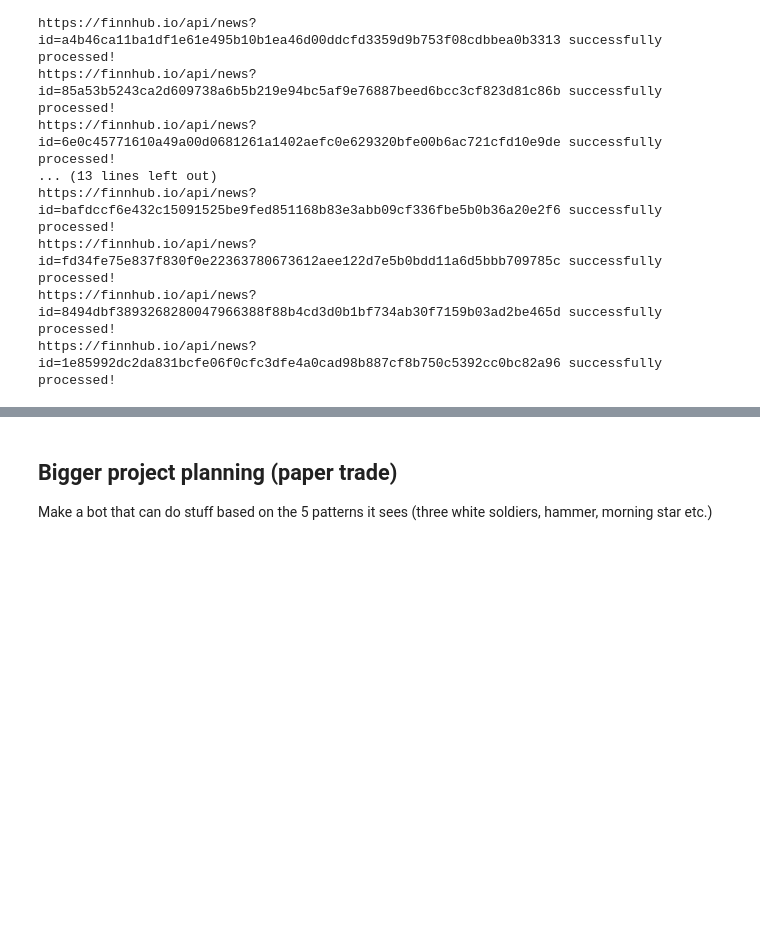
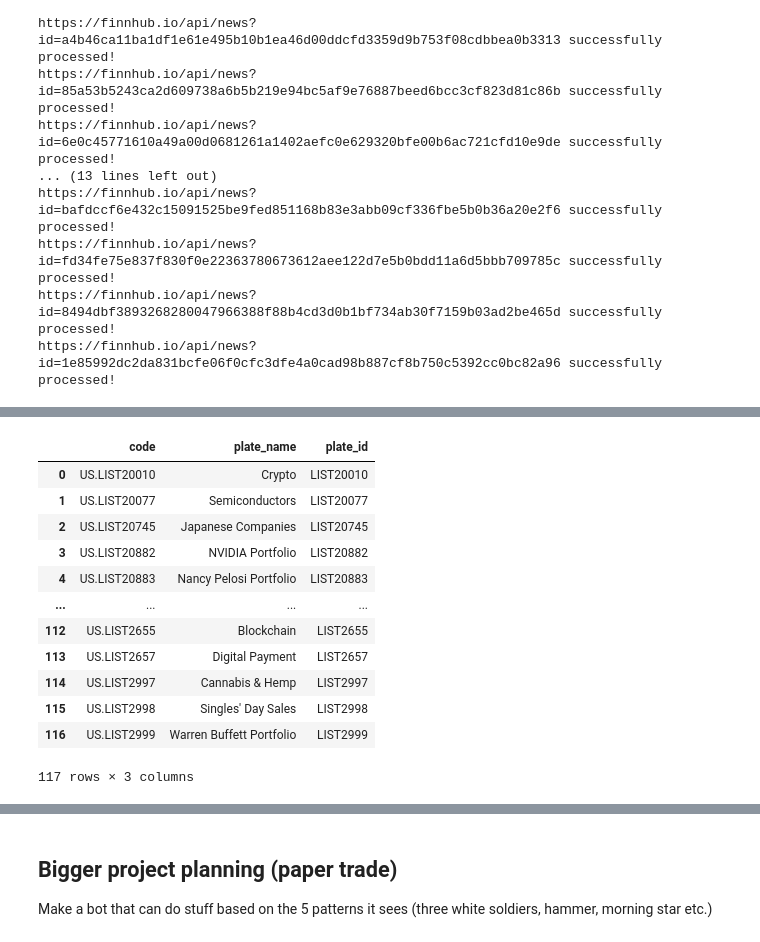
Before and after one commit to trashprog/fin-bot, a Jupyter notebook: notebooks/trading.ipynb, the cells around one changed output, grey strips where cells are left out. Drawn from its saved outputs; the diff is of its cells as text; code cells hidden in the pictures; blank space fills up the shorter version.

```diff
--- a/notebooks/trading.ipynb
+++ b/notebooks/trading.ipynb
@@ -462,0 +516,8 @@ https://finnhub.io/api/news?id=1e85992dc2da831bcfe06f0cfc3dfe4a0cad98b887cf8b750
+# %%
+quote_ctx = OpenQuoteContext(host='127.0.0.1', port=11111)
+ret, data = quote_ctx.get_plate_list(Market.US, Plate.CONCEPT)
+data_plate_list = [code for code in data.code]
+quote_ctx.close()
+print(data_plate_list[:5])
+data
+# %% [output]
@@ -462,0 +527,13 @@ https://finnhub.io/api/news?id=1e85992dc2da831bcfe06f0cfc3dfe4a0cad98b887cf8b750
+|  | code | plate_name | plate_id |
+| 0 | US.LIST20010 | Crypto | LIST20010 |
+| 1 | US.LIST20077 | Semiconductors | LIST20077 |
+| 2 | US.LIST20745 | Japanese Companies | LIST20745 |
+| 3 | US.LIST20882 | NVIDIA Portfolio | LIST20882 |
+| 4 | US.LIST20883 | Nancy Pelosi Portfolio | LIST20883 |
+| ... | ... | ... | ... |
+| 112 | US.LIST2655 | Blockchain | LIST2655 |
+| 113 | US.LIST2657 | Digital Payment | LIST2657 |
+| 114 | US.LIST2997 | Cannabis & Hemp | LIST2997 |
+| 115 | US.LIST2998 | Singles' Day Sales | LIST2998 |
+| 116 | US.LIST2999 | Warren Buffett Portfolio | LIST2999 |
+117 rows × 3 columns
```
Also changed, not shown: parts of 13 cells of this notebook.
